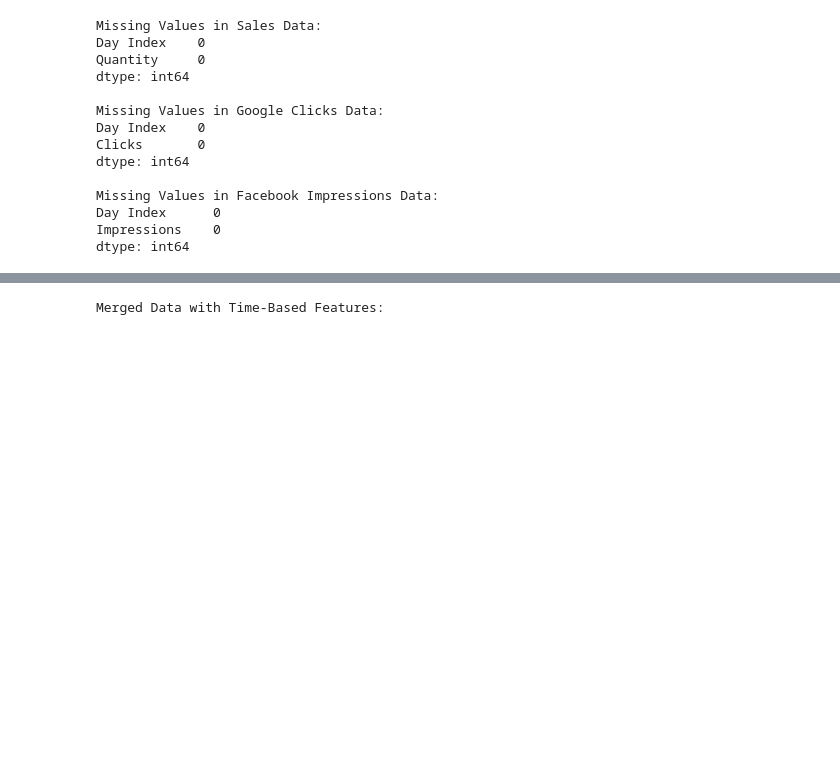
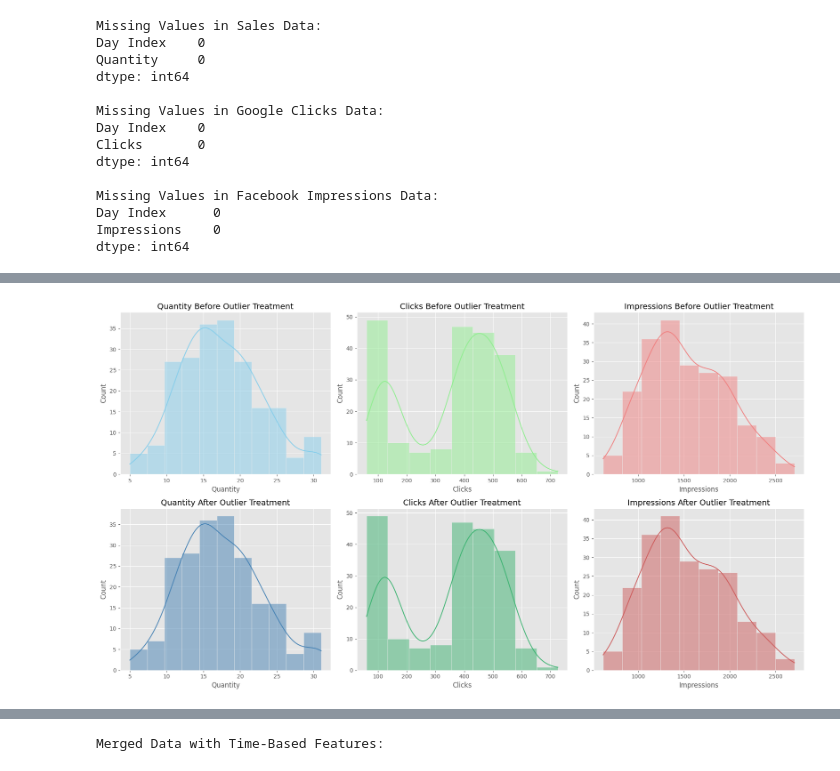
Before and after one commit to Saket22-CS/Saket-Infosys-Nov24, a Jupyter notebook: FutureCart_Infosys.ipynb, the cells around one changed output, grey strips where cells are left out. Drawn from its saved outputs; the diff is of its cells as text; code cells hidden in the pictures; blank space fills up the shorter version.

```diff
--- a/FutureCart_Infosys.ipynb
+++ b/FutureCart_Infosys.ipynb
@@ -319,0 +398,49 @@ plt.show()
+# %%
+# Copy of the original data for comparison
+original_data = merged_data.copy()
+
+# Applying outlier treatment (as previously defined) to each column
+merged_data['Quantity'] = replace_outliers_with_percentiles(merged_data['Quantity'])
+merged_data['Clicks'] = replace_outliers_with_percentiles(merged_data['Clicks'])
+merged_data['Impressions'] = replace_outliers_with_percentiles(merged_data['Impressions'])
+
+# Setting up the figure for before and after histograms
+plt.figure(figsize=(18, 10))
+
+# Plotting histograms before outlier treatment
+plt.subplot(2, 3, 1)
+sns.histplot(original_data['Quantity'], kde=True, color='skyblue')
+plt.title('Quantity Before Outlier Treatment')
+plt.xlabel('Quantity')
+
+plt.subplot(2, 3, 2)
+sns.histplot(original_data['Clicks'], kde=True, color='lightgreen')
+plt.title('Clicks Before Outlier Treatment')
+plt.xlabel('Clicks')
+
+plt.subplot(2, 3, 3)
+sns.histplot(original_data['Impressions'], kde=True, color='lightcoral')
+plt.title('Impressions Before Outlier Treatment')
+plt.xlabel('Impressions')
+
+# Plotting histograms after outlier treatment
+plt.subplot(2, 3, 4)
+sns.histplot(merged_data['Quantity'], kde=True, color='steelblue')
+plt.title('Quantity After Outlier Treatment')
+plt.xlabel('Quantity')
+
+plt.subplot(2, 3, 5)
+sns.histplot(merged_data['Clicks'], kde=True, color='mediumseagreen')
+plt.title('Clicks After Outlier Treatment')
+plt.xlabel('Clicks')
+
+plt.subplot(2, 3, 6)
+sns.histplot(merged_data['Impressions'], kde=True, color='indianred')
+plt.title('Impressions After Outlier Treatment')
+plt.xlabel('Impressions')
+
+# Adjusting layout
+plt.tight_layout()
+plt.show()
+# %% [output]
+[figure, added]
```
Also changed, not shown: parts of 15 cells of this notebook.
